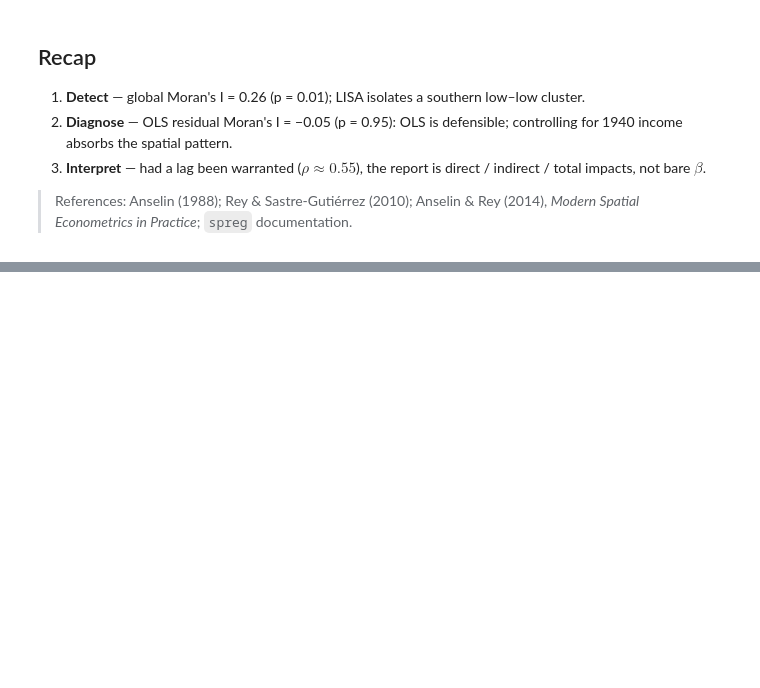
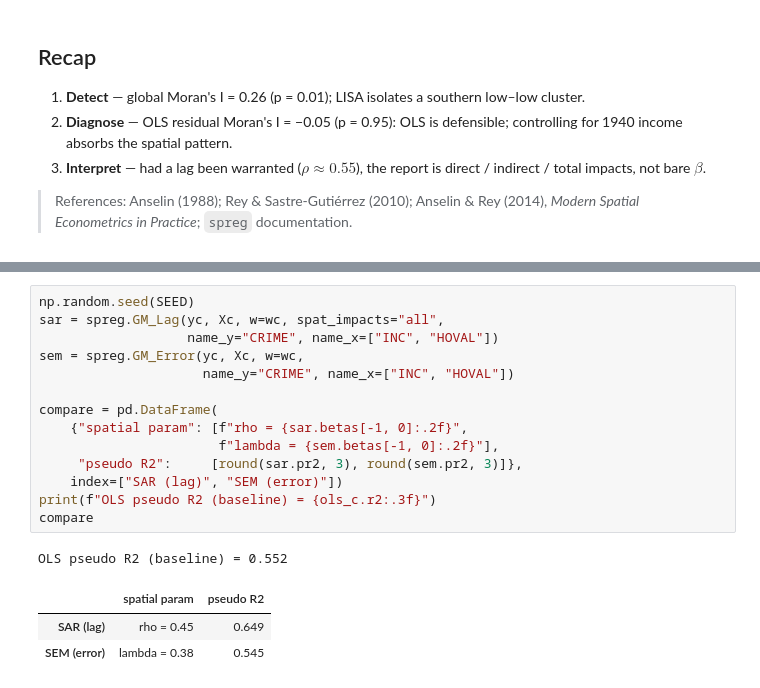
Before and after one commit to rschifan/spatial-unito-26, a Jupyter notebook: notebooks/03_spatial_econonometric_modeling.ipynb, the cells around one changed output, grey strips where cells are left out. Drawn from its saved outputs; the diff is of its cells as text; blank space fills up the shorter version.

```diff
--- a/notebooks/03_spatial_econonometric_modeling.ipynb
+++ b/notebooks/03_spatial_econonometric_modeling.ipynb
@@ -197,0 +296,19 @@ spillover (indirect) piece here is as large as the own-area (direct) effect.
+# %%
+np.random.seed(SEED)
+sar = spreg.GM_Lag(yc, Xc, w=wc, spat_impacts="all",
+                   name_y="CRIME", name_x=["INC", "HOVAL"])
+sem = spreg.GM_Error(yc, Xc, w=wc,
+                     name_y="CRIME", name_x=["INC", "HOVAL"])
+
+compare = pd.DataFrame(
+    {"spatial param": [f"rho = {sar.betas[-1, 0]:.2f}",
+                       f"lambda = {sem.betas[-1, 0]:.2f}"],
+     "pseudo R2":     [round(sar.pr2, 3), round(sem.pr2, 3)]},
+    index=["SAR (lag)", "SEM (error)"])
+print(f"OLS pseudo R2 (baseline) = {ols_c.r2:.3f}")
+compare
+# %% [output]
+OLS pseudo R2 (baseline) = 0.552
+|  | spatial param | pseudo R2 |
+| SAR (lag) | rho = 0.45 | 0.649 |
+| SEM (error) | lambda = 0.38 | 0.545 |
```
Also changed, not shown: parts of 12 cells of this notebook.
